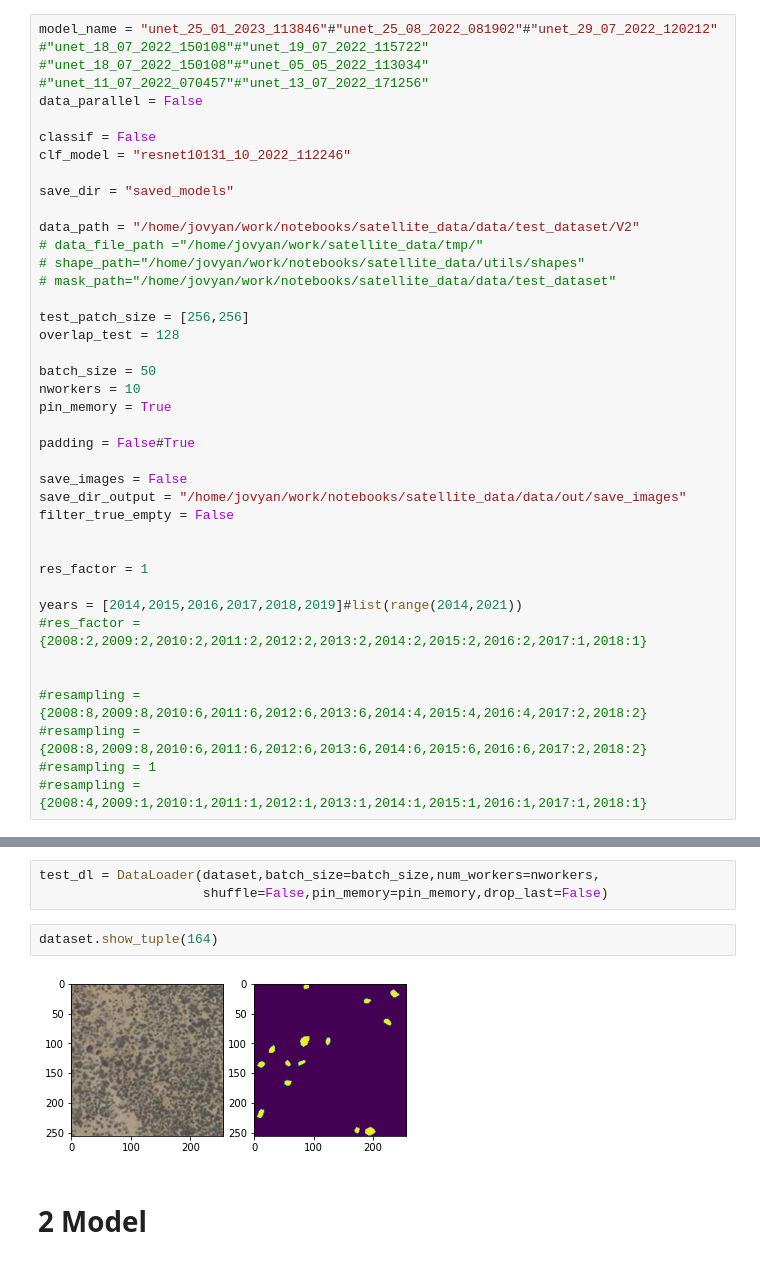
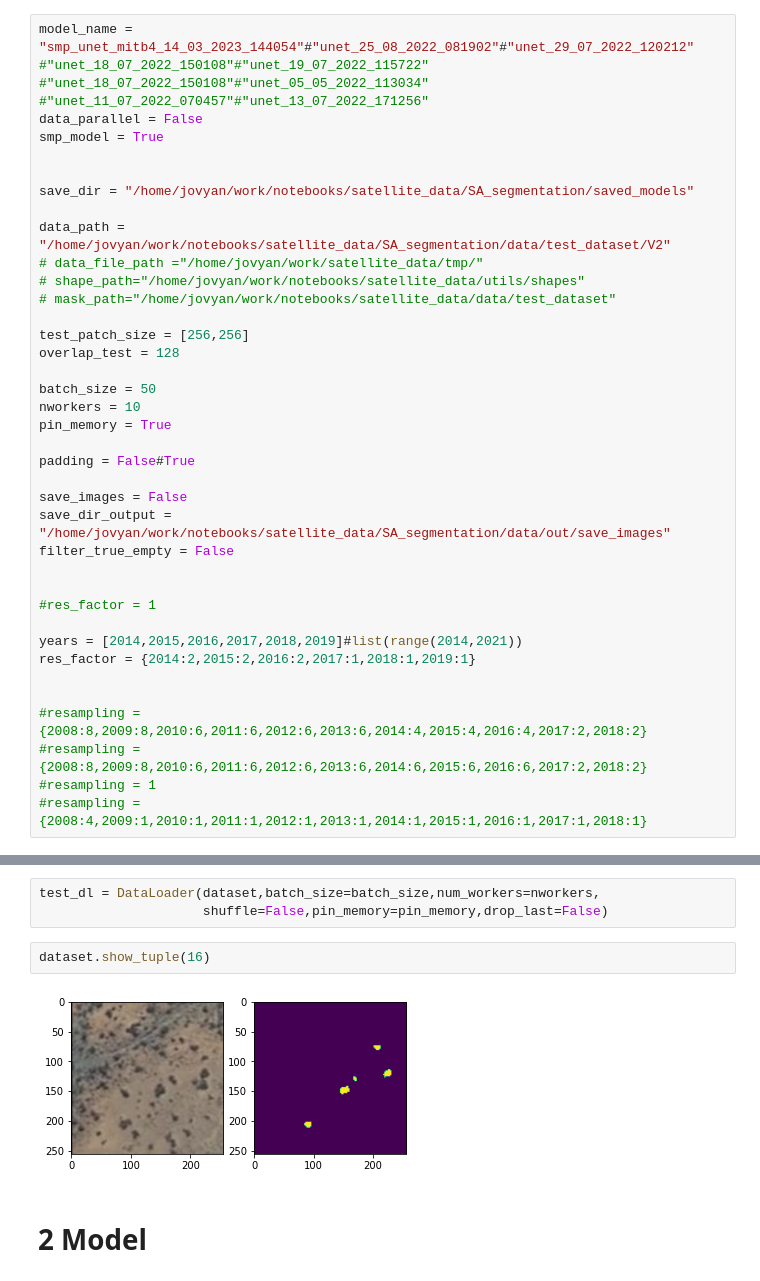
Before and after one commit to cluel01/SA_semantic_segmentation, a Jupyter notebook: notebooks/3_Evaluate_TestDataset_V2.ipynb, the cells around one changed output, grey strips where cells are left out. Cells and saved outputs as stored; diff of their text form.

```diff
--- a/notebooks/3_Evaluate_TestDataset_V2.ipynb
+++ b/notebooks/3_Evaluate_TestDataset_V2.ipynb
@@ -34,15 +39,14 @@ torch.manual_seed(seed)
 random.seed(seed)
 np.random.seed(seed)
 # %%
-model_name = "unet_25_01_2023_113846"#"unet_25_08_2022_081902"#"unet_29_07_2022_120212" #"unet_18_07_2022_150108"#"unet_19_07_2022_115722" #"unet_18_07_2022_150108"#"unet_05_05_2022_113034" #"unet_11_07_2022_070457"#"unet_13_07_2022_171256"
+model_name = "smp_unet_mitb4_14_03_2023_144054"#"unet_25_08_2022_081902"#"unet_29_07_2022_120212" #"unet_18_07_2022_150108"#"unet_19_07_2022_115722" #"unet_18_07_2022_150108"#"unet_05_05_2022_113034" #"unet_11_07_2022_070457"#"unet_13_07_2022_171256"
 data_parallel = False
+smp_model = True
 
-classif = False
-clf_model = "resnet10131_10_2022_112246"
 
-save_dir = "saved_models"
+save_dir = "/home/jovyan/work/notebooks/satellite_data/SA_segmentation/saved_models"
 
-data_path = "/home/jovyan/work/notebooks/satellite_data/data/test_dataset/V2"
+data_path = "/home/jovyan/work/notebooks/satellite_data/SA_segmentation/data/test_dataset/V2"
 # data_file_path ="/home/jovyan/work/satellite_data/tmp/"
 # shape_path="/home/jovyan/work/notebooks/satellite_data/utils/shapes"
 # mask_path="/home/jovyan/work/notebooks/satellite_data/data/test_dataset"
@@ -57,14 +61,14 @@ pin_memory = True
 padding = False#True
 
 save_images = False
-save_dir_output = "/home/jovyan/work/notebooks/satellite_data/data/out/save_images"
+save_dir_output = "/home/jovyan/work/notebooks/satellite_data/SA_segmentation/data/out/save_images"
 filter_true_empty = False
 
 
-res_factor = 1
+#res_factor = 1
 
 years = [2014,2015,2016,2017,2018,2019]#list(range(2014,2021))
-#res_factor = {2008:2,2009:2,2010:2,2011:2,2012:2,2013:2,2014:2,2015:2,2016:2,2017:1,2018:1}
+res_factor = {2014:2,2015:2,2016:2,2017:1,2018:1,2019:1}
 
 
 #resampling = {2008:8,2009:8,2010:6,2011:6,2012:6,2013:6,2014:4,2015:4,2016:4,2017:2,2018:2}
@@ -107,9 +111,9 @@ Size:  429
 test_dl = DataLoader(dataset,batch_size=batch_size,num_workers=nworkers,
                      shuffle=False,pin_memory=pin_memory,drop_last=False)
 # %%
-dataset.show_tuple(164)
+dataset.show_tuple(16)
 # %% [output]
-[figure, old version]
+[figure, new version]
 # %% [markdown]
 # 2 Model
 # %%
```
Also changed, not shown: parts of 23 cells of this notebook, 55 other files.
